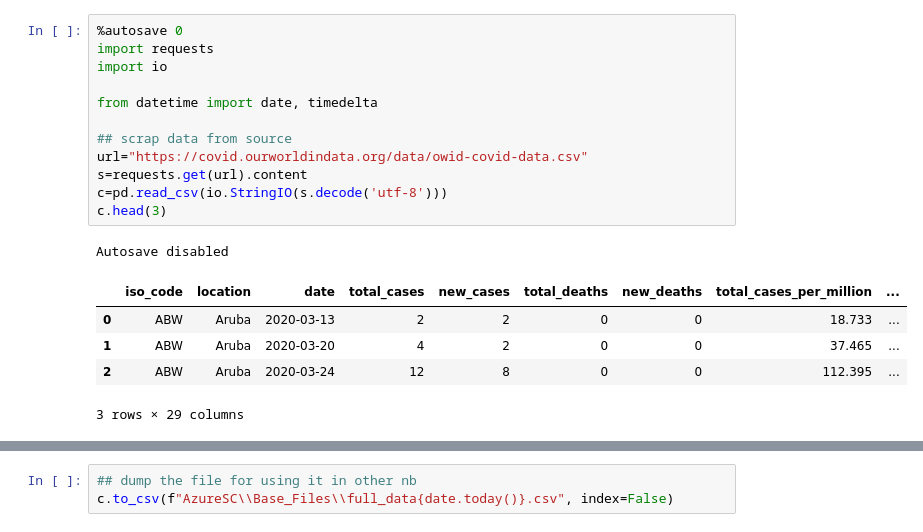
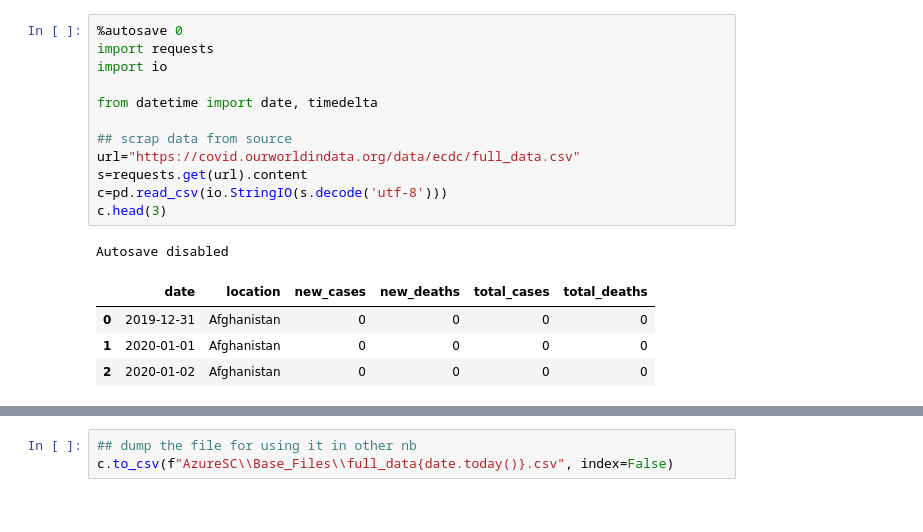
Before and after one commit to Nico-Facto/Covid-19, a Jupyter notebook: 00-Ts-Eval-Covid.ipynb, the cells around one changed output, grey strips where cells are left out. Saved outputs shown, nothing was run; the diff lists cells and outputs as text.

```diff
--- a/00-Ts-Eval-Covid.ipynb
+++ b/00-Ts-Eval-Covid.ipynb
@@ -1,22 +1,21 @@
 # %%
 %autosave 0
 import requests
 import io
 
 from datetime import date, timedelta
 
 ## scrap data from source
-url="https://covid.ourworldindata.org/data/owid-covid-data.csv"
+url="https://covid.ourworldindata.org/data/ecdc/full_data.csv"
 s=requests.get(url).content
 c=pd.read_csv(io.StringIO(s.decode('utf-8')))
 c.head(3)
 # %% [output]
 Autosave disabled
-|  | iso_code | location | date | total_cases | new_cases | total_deaths | new_deaths | total_cases_per_million | ... |
-| 0 | ABW | Aruba | 2020-03-13 | 2 | 2 | 0 | 0 | 18.733 | ... |
-| 1 | ABW | Aruba | 2020-03-20 | 4 | 2 | 0 | 0 | 37.465 | ... |
-| 2 | ABW | Aruba | 2020-03-24 | 12 | 8 | 0 | 0 | 112.395 | ... |
+|  | date | location | new_cases | new_deaths | total_cases | total_deaths |
+| 0 | 2019-12-31 | Afghanistan | 0 | 0 | 0 | 0 |
+| 1 | 2020-01-01 | Afghanistan | 0 | 0 | 0 | 0 |
+| 2 | 2020-01-02 | Afghanistan | 0 | 0 | 0 | 0 |
-3 rows × 29 columns
 # %%
 c.tail(3)
 # %% [output]
```
Also changed, not shown: parts of 3 cells of this notebook, 10 other files.
